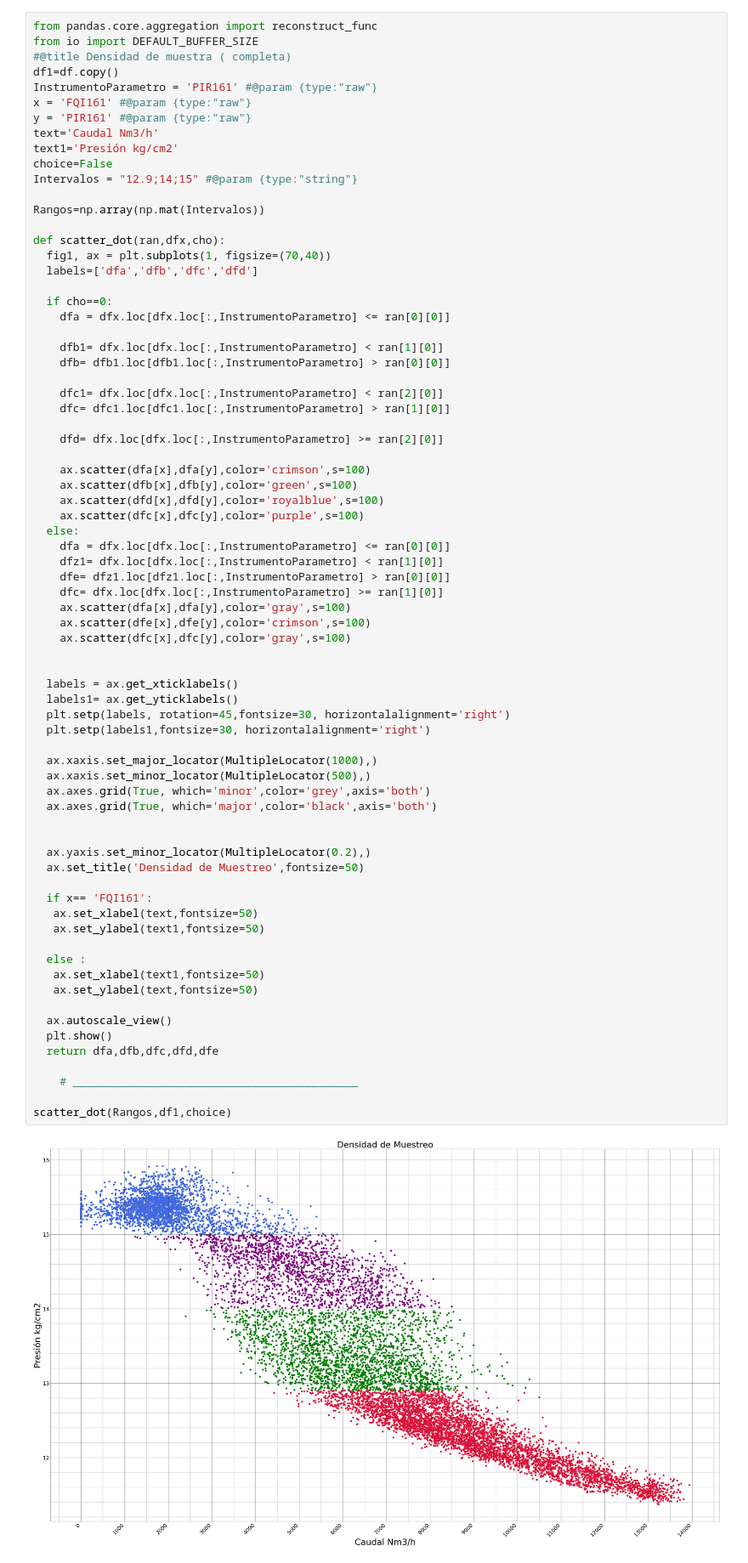
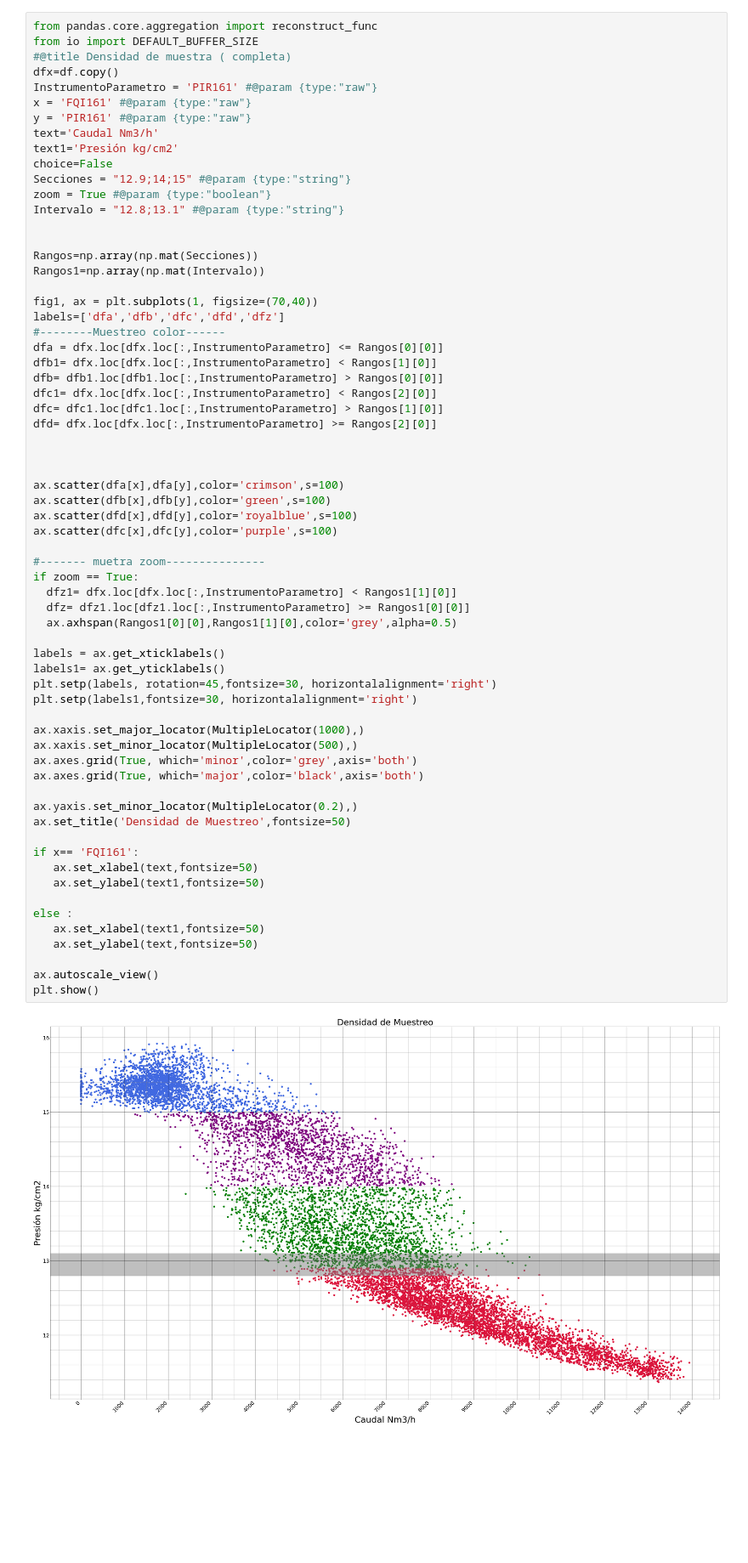
Before and after one commit to JuanCappelletti/Consteel_H06, a Jupyter notebook: ensayo.ipynb, the cells around one changed output. Shown at 85% size. Saved outputs shown, nothing was run; the diff lists cells and outputs as text; blank space fills up the shorter version.

```diff
--- a/ensayo.ipynb
+++ b/ensayo.ipynb
@@ -47,75 +47,67 @@ TABLA1(dfD)
 # %%
 from pandas.core.aggregation import reconstruct_func
 from io import DEFAULT_BUFFER_SIZE
 #@title Densidad de muestra ( completa)
-df1=df.copy()
+dfx=df.copy()
 InstrumentoParametro = 'PIR161' #@param {type:"raw"}
 x = 'FQI161' #@param {type:"raw"}
 y = 'PIR161' #@param {type:"raw"}
 text='Caudal Nm3/h'
 text1='Presión kg/cm2'
 choice=False
-Intervalos = "12.9;14;15" #@param {type:"string"}
-
-Rangos=np.array(np.mat(Intervalos))
-
-def scatter_dot(ran,dfx,cho):
-  fig1, ax = plt.subplots(1, figsize=(70,40))
-  labels=['dfa','dfb','dfc','dfd']
-
-  if cho==0:
-    dfa = dfx.loc[dfx.loc[:,InstrumentoParametro] <= ran[0][0]]
-
-    dfb1= dfx.loc[dfx.loc[:,InstrumentoParametro] < ran[1][0]]
-    dfb= dfb1.loc[dfb1.loc[:,InstrumentoParametro] > ran[0][0]]
-
-    dfc1= dfx.loc[dfx.loc[:,InstrumentoParametro] < ran[2][0]]
-    dfc= dfc1.loc[dfc1.loc[:,InstrumentoParametro] > ran[1][0]]
-
-    dfd= dfx.loc[dfx.loc[:,InstrumentoParametro] >= ran[2][0]]
-
-    ax.scatter(dfa[x],dfa[y],color='crimson',s=100)
-    ax.scatter(dfb[x],dfb[y],color='green',s=100)
-    ax.scatter(dfd[x],dfd[y],color='royalblue',s=100)
-    ax.scatter(dfc[x],dfc[y],color='purple',s=100)
-  else:
-    dfa = dfx.loc[dfx.loc[:,InstrumentoParametro] <= ran[0][0]]
-    dfz1= dfx.loc[dfx.loc[:,InstrumentoParametro] < ran[1][0]]
-    dfe= dfz1.loc[dfz1.loc[:,InstrumentoParametro] > ran[0][0]]
-    dfc= dfx.loc[dfx.loc[:,InstrumentoParametro] >= ran[1][0]]
-    ax.scatter(dfa[x],dfa[y],color='gray',s=100)
-    ax.scatter(dfe[x],dfe[y],color='crimson',s=100)
-    ax.scatter(dfc[x],dfc[y],color='gray',s=100)
+Secciones = "12.9;14;15" #@param {type:"string"}
+zoom = True #@param {type:"boolean"}
+Intervalo = "12.8;13.1" #@param {type:"string"}
 
 
-  labels = ax.get_xticklabels()
-  labels1= ax.get_yticklabels()
-  plt.setp(labels, rotation=45,fontsize=30, horizontalalignment='right')
-  plt.setp(labels1,fontsize=30, horizontalalignment='right')
+Rangos=np.array(np.mat(Secciones))
+Rangos1=np.array(np.mat(Intervalo))
 
-  ax.xaxis.set_major_locator(MultipleLocator(1000),)
-  ax.xaxis.set_minor_locator(MultipleLocator(500),)
-  ax.axes.grid(True, which='minor',color='grey',axis='both')
-  ax.axes.grid(True, which='major',color='black',axis='both')
+fig1, ax = plt.subplots(1, figsize=(70,40))
+labels=['dfa','dfb','dfc','dfd','dfz']
+#--------Muestreo color------
+dfa = dfx.loc[dfx.loc[:,InstrumentoParametro] <= Rangos[0][0]]
+dfb1= dfx.loc[dfx.loc[:,InstrumentoParametro] < Rangos[1][0]]
+dfb= dfb1.loc[dfb1.loc[:,InstrumentoParametro] > Rangos[0][0]]
+dfc1= dfx.loc[dfx.loc[:,InstrumentoParametro] < Rangos[2][0]]
+dfc= dfc1.loc[dfc1.loc[:,InstrumentoParametro] > Rangos[1][0]]
+dfd= dfx.loc[dfx.loc[:,InstrumentoParametro] >= Rangos[2][0]]
 
 
-  ax.yaxis.set_minor_locator(MultipleLocator(0.2),)
-  ax.set_title('Densidad de Muestreo',fontsize=50)
 
-  if x== 'FQI161':
+ax.scatter(dfa[x],dfa[y],color='crimson',s=100)
+ax.scatter(dfb[x],dfb[y],color='green',s=100)
+ax.scatter(dfd[x],dfd[y],color='royalblue',s=100)
+ax.scatter(dfc[x],dfc[y],color='purple',s=100)
+
+#------- muetra zoom---------------
+if zoom == True:
+  dfz1= dfx.loc[dfx.loc[:,InstrumentoParametro] < Rangos1[1][0]]
+  dfz= dfz1.loc[dfz1.loc[:,InstrumentoParametro] >= Rangos1[0][0]]
+  ax.axhspan(Rangos1[0][0],Rangos1[1][0],color='grey',alpha=0.5)
+
+labels = ax.get_xticklabels()
+labels1= ax.get_yticklabels()
+plt.setp(labels, rotation=45,fontsize=30, horizontalalignment='right')
+plt.setp(labels1,fontsize=30, horizontalalignment='right')
+
+ax.xaxis.set_major_locator(MultipleLocator(1000),)
+ax.xaxis.set_minor_locator(MultipleLocator(500),)
+ax.axes.grid(True, which='minor',color='grey',axis='both')
+ax.axes.grid(True, which='major',color='black',axis='both')
+
+ax.yaxis.set_minor_locator(MultipleLocator(0.2),)
+ax.set_title('Densidad de Muestreo',fontsize=50)
+
+if x== 'FQI161':
    ax.set_xlabel(text,fontsize=50)
    ax.set_ylabel(text1,fontsize=50)
 
-  else :
+else :
    ax.set_xlabel(text1,fontsize=50)
    ax.set_ylabel(text,fontsize=50)
 
-  ax.autoscale_view()
-  plt.show()
-  return dfa,dfb,dfc,dfd,dfe
-
-    # ___________________________________________
-
-scatter_dot(Rangos,df1,choice)
+ax.autoscale_view()
+plt.show()
 # %% [output]
-[figure, old version]
+[figure, new version]
```
Also changed, not shown: parts of 4 cells of this notebook.
